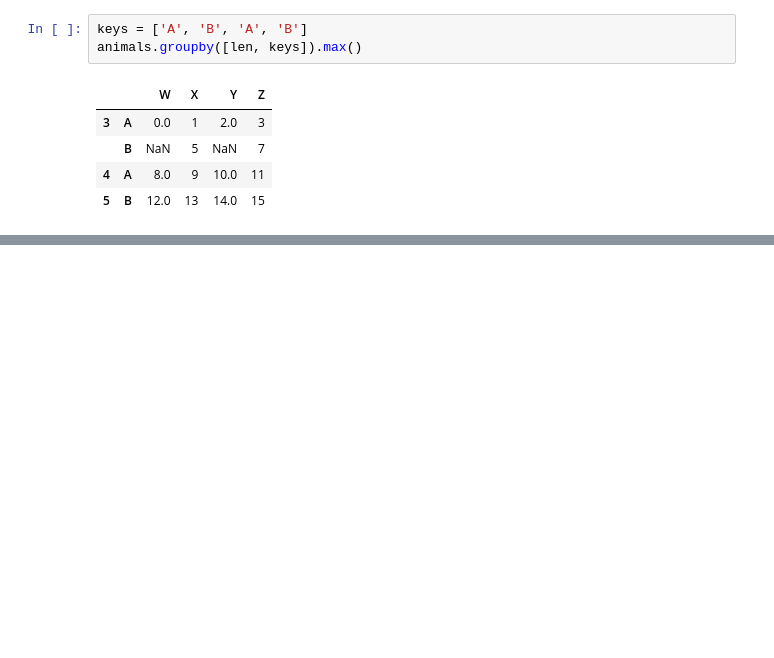
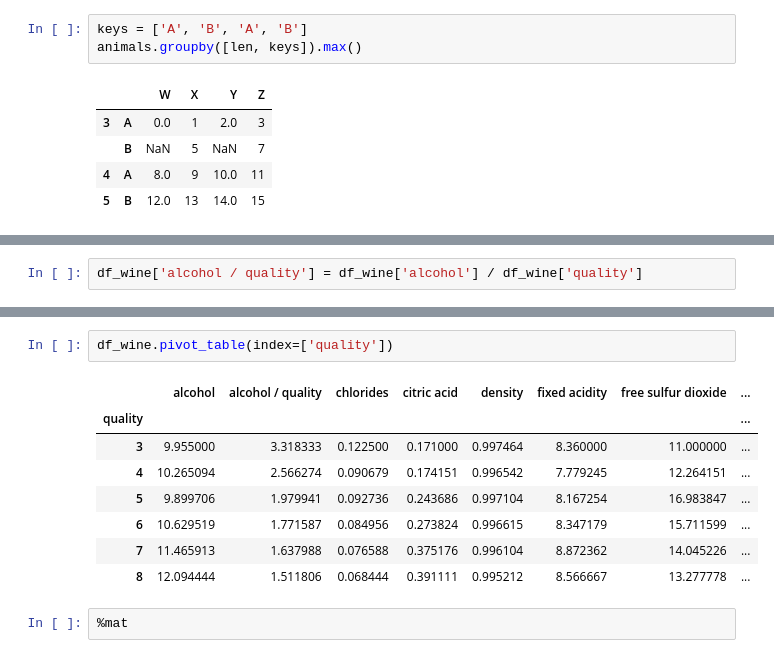
Before and after one commit to aki-06/Data_Science, a Jupyter notebook: 20180505_データ解析の基礎.ipynb, the cells around one changed output, grey strips where cells are left out. Cells and saved outputs as stored; diff of their text form; blank space fills up the shorter version.

```diff
--- a/20180505_データ解析の基礎.ipynb
+++ b/20180505_データ解析の基礎.ipynb
@@ -272,0 +356,2 @@ animals.groupby([len, keys]).max()
+# %%
+df_wine['alcohol / quality'] = df_wine['alcohol'] / df_wine['quality']
@@ -272,0 +376,13 @@ animals.groupby([len, keys]).max()
+# %%
+df_wine.pivot_table(index=['quality'])
+# %% [output]
+|  | alcohol | alcohol / quality | chlorides | citric acid | density | fixed acidity | free sulfur dioxide | ... |
+| quality |  |  |  |  |  |  |  | ... |
+| 3 | 9.955000 | 3.318333 | 0.122500 | 0.171000 | 0.997464 | 8.360000 | 11.000000 | ... |
+| 4 | 10.265094 | 2.566274 | 0.090679 | 0.174151 | 0.996542 | 7.779245 | 12.264151 | ... |
+| 5 | 9.899706 | 1.979941 | 0.092736 | 0.243686 | 0.997104 | 8.167254 | 16.983847 | ... |
+| 6 | 10.629519 | 1.771587 | 0.084956 | 0.273824 | 0.996615 | 8.347179 | 15.711599 | ... |
+| 7 | 11.465913 | 1.637988 | 0.076588 | 0.375176 | 0.996104 | 8.872362 | 14.045226 | ... |
+| 8 | 12.094444 | 1.511806 | 0.068444 | 0.391111 | 0.995212 | 8.566667 | 13.277778 | ... |
+# %%
+%mat
```
Also changed, not shown: parts of 14 cells of this notebook, 1 other file.
